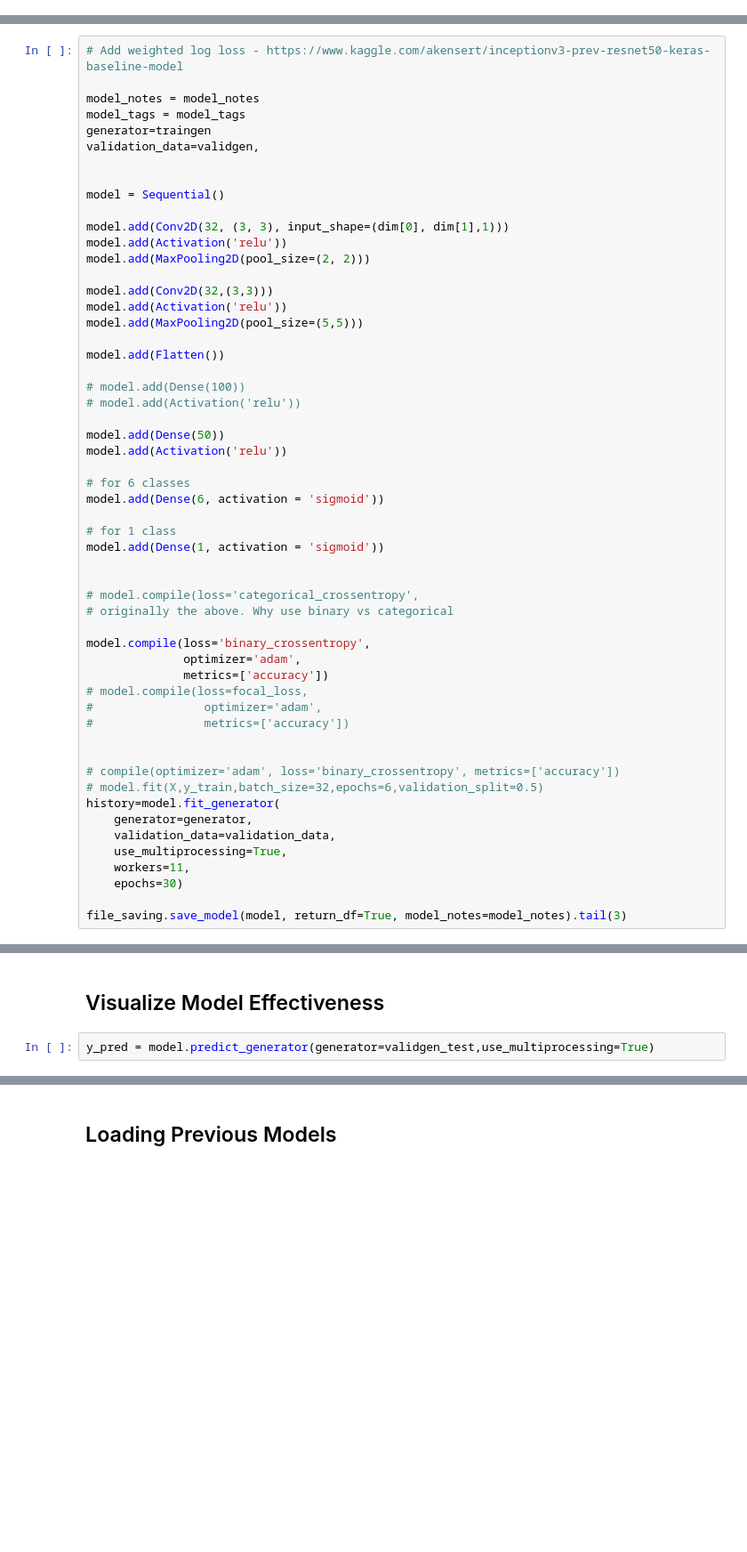
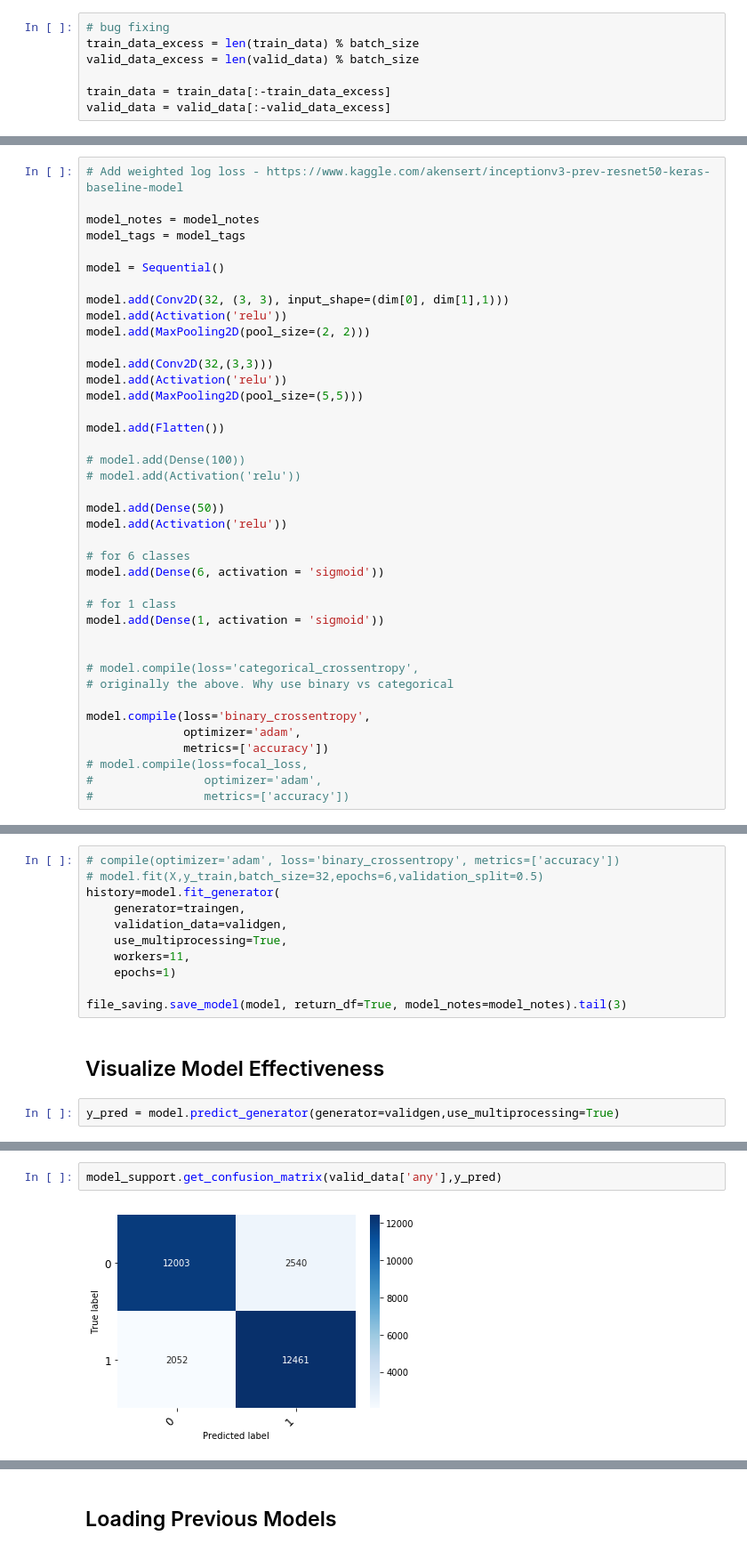
Before and after one commit to RumTumTum/capstone, a Jupyter notebook: basic_cnn_v3.ipynb, the cells around one changed output, grey strips where cells are left out. Shown at 89% size. Cells and saved outputs as stored; diff of their text form; blank space fills up the shorter version.

Commit message:
bug fix to model and add loading functionality

```diff
--- a/basic_cnn_v3.ipynb
+++ b/basic_cnn_v3.ipynb
@@ -76,6 +106,13 @@ random_seed = 12345
 image_list = import_data.clean_data_csv(shuffle_data = True)
 data = import_data.balanced_images_binary(image_list)
 train_data, valid_data = train_test_split(data, test_size = 0.15, random_state = random_seed)
+# %%
+# bug fixing
+train_data_excess = len(train_data) % batch_size
+valid_data_excess = len(valid_data) % batch_size
+
+train_data = train_data[:-train_data_excess]
+valid_data = valid_data[:-valid_data_excess]
 # %%
 traingen=image_processing.DataGenerator_single_class(train_data,data_path = data_path, batch_size = batch_size)
 validgen=image_processing.DataGenerator_single_class(valid_data,data_path = data_path, batch_size = batch_size)
@@ -113,9 +156,6 @@ model_tags = ['binary', 'img_size:512']
 
 model_notes = model_notes
 model_tags = model_tags
-generator=traingen
-validation_data=validgen,
-
 
 model = Sequential()
 
@@ -151,16 +191,4 @@ model.compile(loss='binary_crossentropy',
 # model.compile(loss=focal_loss,
 #                optimizer='adam',
 #                metrics=['accuracy'])
-
-
-# compile(optimizer='adam', loss='binary_crossentropy', metrics=['accuracy'])
-# model.fit(X,y_train,batch_size=32,epochs=6,validation_split=0.5)
-history=model.fit_generator(
-    generator=generator,
-    validation_data=validation_data,
-    use_multiprocessing=True,
-    workers=11,
-    epochs=30)
-
-file_saving.save_model(model, return_df=True, model_notes=model_notes).tail(3)
 # %% [output]
@@ -169,4 +205,15 @@ ValueError: The length of the pixel data in the dataset (153710 bytes) doesn't m
+# %%
+# compile(optimizer='adam', loss='binary_crossentropy', metrics=['accuracy'])
+# model.fit(X,y_train,batch_size=32,epochs=6,validation_split=0.5)
+history=model.fit_generator(
+    generator=traingen,
+    validation_data=validgen,
+    use_multiprocessing=True,
+    workers=11,
+    epochs=1)
+
+file_saving.save_model(model, return_df=True, model_notes=model_notes).tail(3)
 # %% [markdown]
 ## Visualize Model Effectiveness
 # %%
-y_pred = model.predict_generator(generator=validgen_test,use_multiprocessing=True)
+y_pred = model.predict_generator(generator=validgen,use_multiprocessing=True)
@@ -177,3 +220,7 @@ get_confusion_matrix(valid_data_test['any'],y_pred)
+# %%
+model_support.get_confusion_matrix(valid_data['any'],y_pred)
+# %% [output]
+[figure, added]
 # %%
 # plot accuracy
 
```
Also changed, not shown: parts of 13 cells of this notebook, 3 other files.
